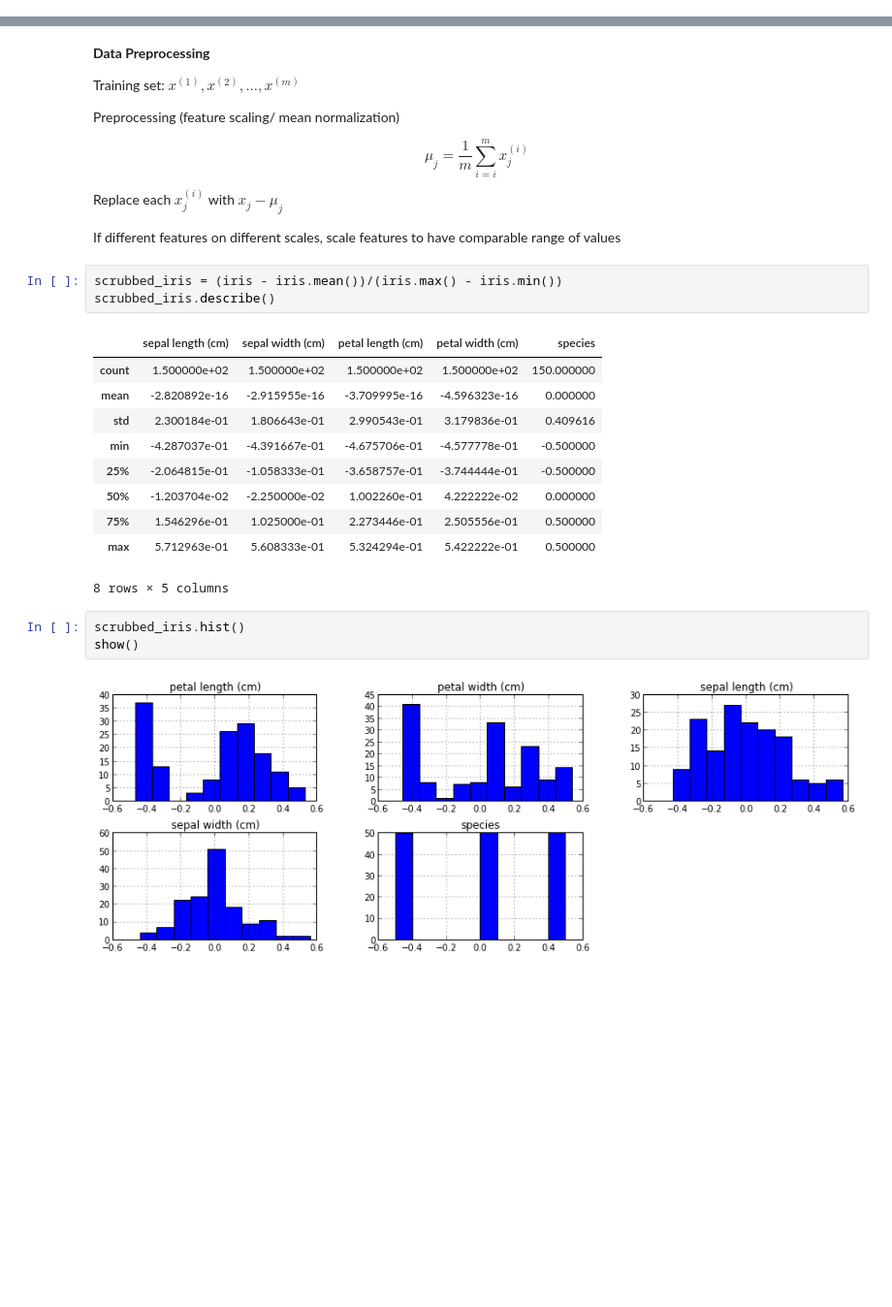
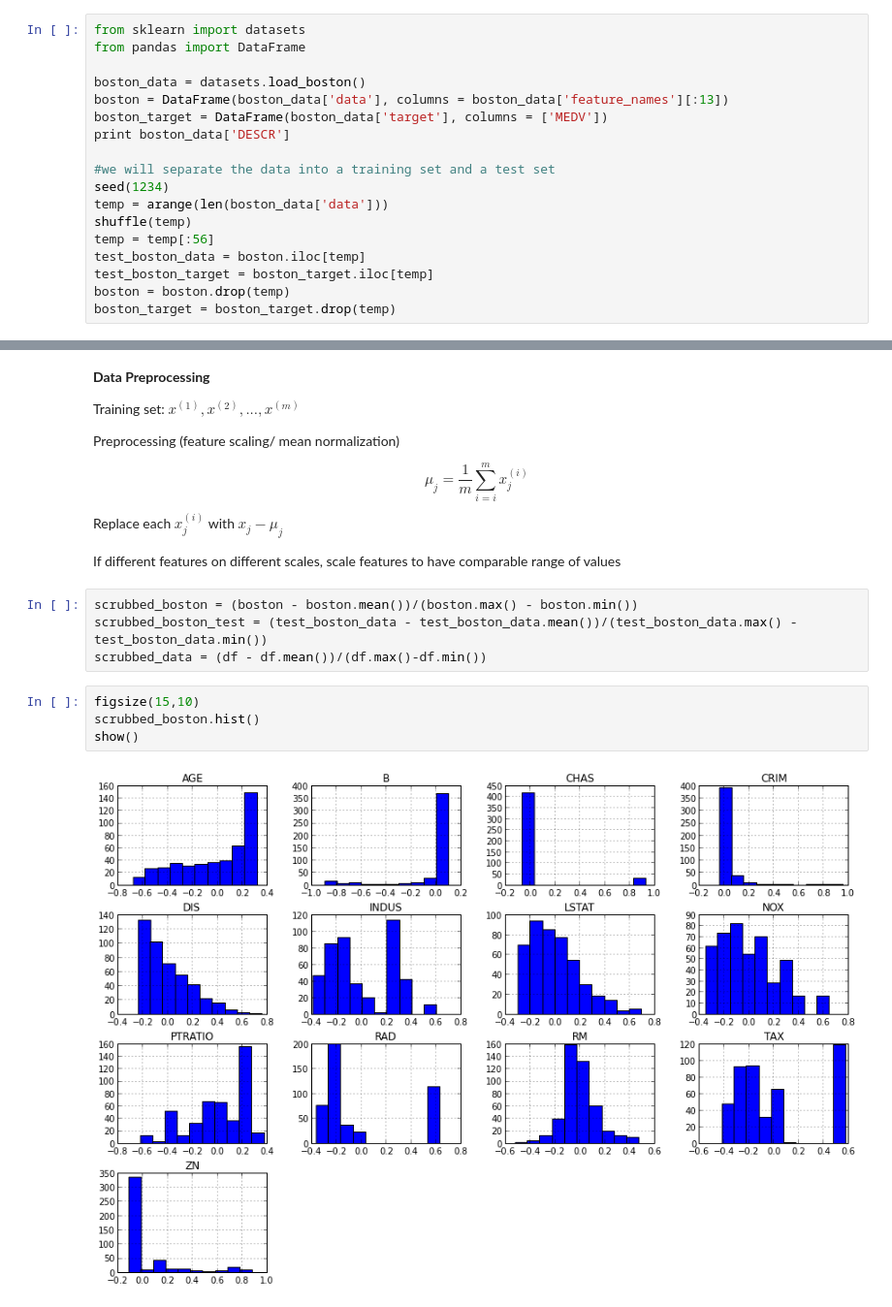
Before and after one commit to Chuphay/m_learning, a Jupyter notebook: ML82.ipynb, the cells around one changed output, grey strips where cells are left out. Shown: that part at 97% size. Saved outputs shown, nothing was run; the diff lists cells and outputs as text; blank space fills up the shorter version.

```diff
--- a/ML82.ipynb
+++ b/ML82.ipynb
@@ -58,0 +36,18 @@ max            2.500000    2.000000
+# %%
+from sklearn import datasets
+from pandas import DataFrame
+
+boston_data = datasets.load_boston()
+boston = DataFrame(boston_data['data'], columns = boston_data['feature_names'][:13])
+boston_target = DataFrame(boston_data['target'], columns = ['MEDV'])
+print boston_data['DESCR']
+
+#we will separate the data into a training set and a test set
+seed(1234)
+temp = arange(len(boston_data['data']))
+shuffle(temp)
+temp = temp[:56]
+test_boston_data = boston.iloc[temp]
+test_boston_target = boston_target.iloc[temp]
+boston = boston.drop(temp)
+boston_target = boston_target.drop(temp)
@@ -76,25 +103,16 @@ $$\mu_j = \frac 1 m \sum_{i=i}^m x_j^{(i)}$$
 Replace each $x_j^{(i)}$ with $x_j-\mu_j$
 
 If different features on different scales, scale features to have comparable range of values
-# %%
-scrubbed_iris = (iris - iris.mean())/(iris.max() - iris.min())
-scrubbed_iris.describe()
-# %% [output]
-|  | sepal length (cm) | sepal width (cm) | petal length (cm) | petal width (cm) | species |
-| count | 1.500000e+02 | 1.500000e+02 | 1.500000e+02 | 1.500000e+02 | 150.000000 |
-| mean | -2.820892e-16 | -2.915955e-16 | -3.709995e-16 | -4.596323e-16 | 0.000000 |
-| std | 2.300184e-01 | 1.806643e-01 | 2.990543e-01 | 3.179836e-01 | 0.409616 |
-| min | -4.287037e-01 | -4.391667e-01 | -4.675706e-01 | -4.577778e-01 | -0.500000 |
-| 25% | -2.064815e-01 | -1.058333e-01 | -3.658757e-01 | -3.744444e-01 | -0.500000 |
-| 50% | -1.203704e-02 | -2.250000e-02 | 1.002260e-01 | 4.222222e-02 | 0.000000 |
-| 75% | 1.546296e-01 | 1.025000e-01 | 2.273446e-01 | 2.505556e-01 | 0.500000 |
-| max | 5.712963e-01 | 5.608333e-01 | 5.324294e-01 | 5.422222e-01 | 0.500000 |
-8 rows × 5 columns
-# %%
-scrubbed_iris.hist()
-show()
-# %% [output]
-[figure, removed]
+# %%
+scrubbed_boston = (boston - boston.mean())/(boston.max() - boston.min())
+scrubbed_boston_test = (test_boston_data - test_boston_data.mean())/(test_boston_data.max() - test_boston_data.min())
+scrubbed_data = (df - df.mean())/(df.max()-df.min())
+# %%
+figsize(15,10)
+scrubbed_boston.hist()
+show()
+# %% [output]
+[figure, added]
 # %% [markdown]
 <b>PCA Algorithm</b>
 
```
Also changed, not shown: parts of 25 cells of this notebook, 1 other file.
